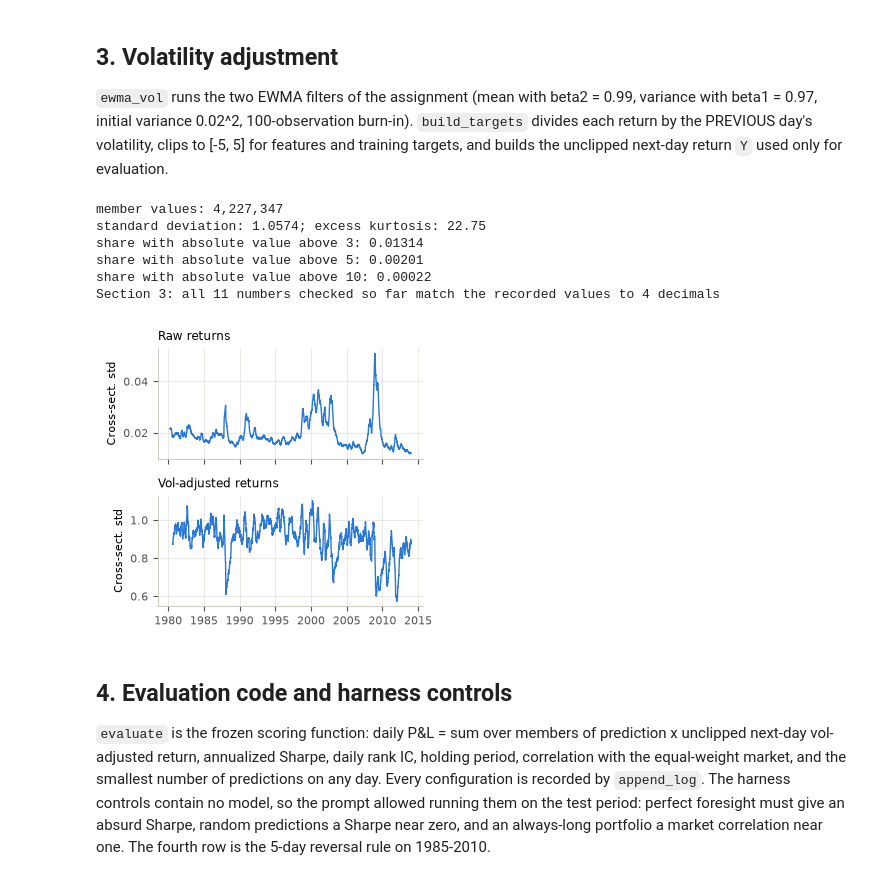
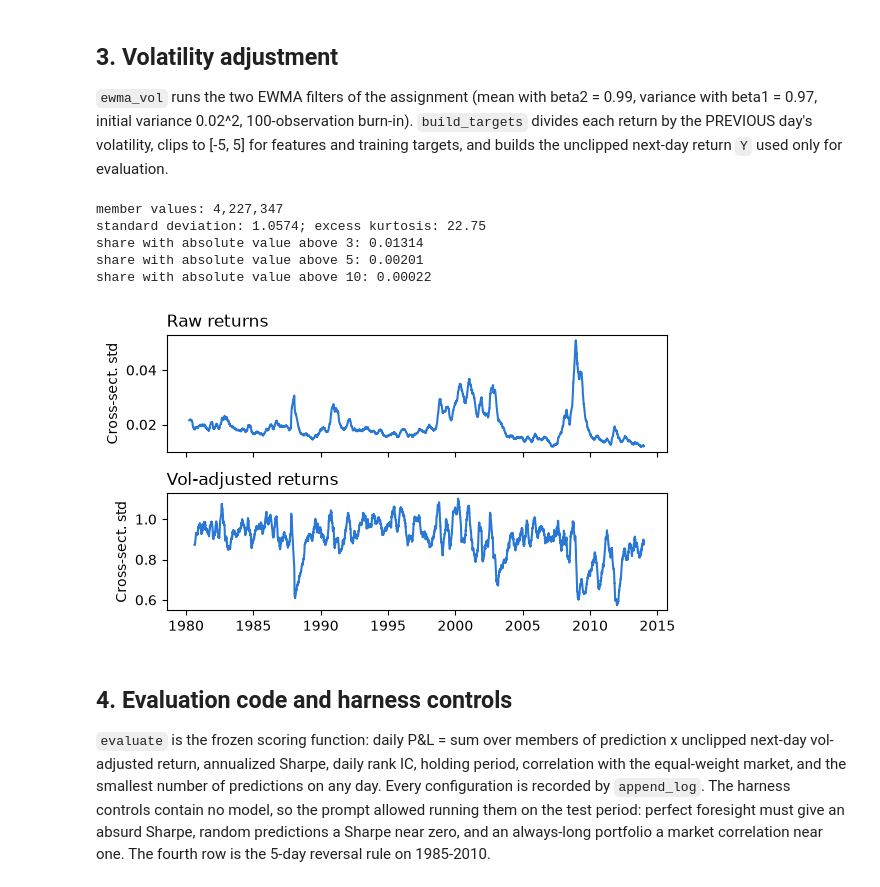
Before and after one commit to louisslnn/ecse551-assignment1, a Jupyter notebook: notebooks/Poon_Robatche-Claive_Salanon_Xu_Assignment1.ipynb, the cells around one changed output. Drawn from its saved outputs; the diff is of its cells as text; code cells hidden in the pictures.

```diff
--- a/notebooks/Poon_Robatche-Claive_Salanon_Xu_Assignment1.ipynb
+++ b/notebooks/Poon_Robatche-Claive_Salanon_Xu_Assignment1.ipynb
@@ -1116,6 +393,6 @@ def align_sentiment(sent, trading_days):
 # %%
-ret, ind, meta = load_data("data")
-raw_columns = list(pd.read_csv("data/eq_returns.csv", nrows=0).columns[1:])   # header only, as pandas names it
+ret, ind, meta = load_data(DATA_DIR)
+raw_columns = list(pd.read_csv(Path(DATA_DIR, "eq_returns.csv"), nrows=0).columns[1:])
 
 # duplicated permnos: pandas names the second copy "X.1", load_data renames it "X_b"
 n_duplicated = sum(c.endswith(".1") for c in raw_columns)
@@ -1274,46 +524,30 @@ def build_targets(data_dir="data"):
 # %%
-ret, ind, meta, sig, vadj, vadj_c, Y, mem = build_targets("data")
+ret, ind, meta, sig, vadj, vadj_c, Y, mem = build_targets(DATA_DIR)
 
 member_vadj = vadj.where(mem).stack().dropna()          # non-missing vol-adjusted returns of members
 print(f"member values: {len(member_vadj):,}")
 print(f"standard deviation: {member_vadj.std():.4f}; excess kurtosis: {member_vadj.kurt():.2f}")
 for k in [3, 5, 10]:
     print(f"share with absolute value above {k}: {(member_vadj.abs() > k).mean():.5f}")
-check_value("member vol-adjusted count", len(member_vadj), VERIFY["pipeline"]["member_vadj_count"], tol=0.5)
-check_value("std of member vol-adjusted returns", member_vadj.std(), 1.0574359336668748)
-check_value("excess kurtosis", member_vadj.kurt(), 22.74963679238499)
-check_value("share above 5 among member values", (member_vadj.abs() > 5).mean(), 0.0020128463549360866)
-report_checks("Section 3")
 # %% [output]
 member values: 4,227,347
 standard deviation: 1.0574; excess kurtosis: 22.75
 share with absolute value above 3: 0.01314
 share with absolute value above 5: 0.00201
 share with absolute value above 10: 0.00022
-Section 3: all 11 numbers checked so far match the recorded values to 4 decimals
 # %%
-# Figure 1: cross-sectional standard deviation among members, 63-day average, before and after adjustment
-SMALL = {"font.size": 8, "axes.titlesize": 8.5, "axes.labelsize": 8, "xtick.labelsize": 8, "ytick.labelsize": 8,
-         "legend.fontsize": 8, "lines.linewidth": 1.0, "axes.linewidth": 0.6, "axes.spines.top": False,
-         "axes.spines.right": False, "axes.grid": True, "grid.color": "#e1e0d9", "grid.linewidth": 0.5,
-         "axes.edgecolor": "#c3c2b7", "xtick.color": "#52514e", "ytick.color": "#52514e", "pdf.fonttype": 42}
-with plt.rc_context(SMALL):
-    fig, ax = plt.subplots(2, 1, figsize=(3.5, 3.2), sharex=True)
-    raw_dispersion = ret.where(mem).std(axis=1).rolling(63).mean()      # days t-62..t
-    adj_dispersion = vadj.where(mem).std(axis=1).rolling(63).mean()     # days t-62..t
-    ax[0].plot(raw_dispersion.index, raw_dispersion.values, color="#2a78d6")
-    ax[0].set_title("Raw returns", loc="left")
-    ax[1].plot(adj_dispersion.index, adj_dispersion.values, color="#2a78d6")
-    ax[1].set_title("Vol-adjusted returns", loc="left")
-    for a in ax:
-        a.set_ylabel("Cross-sect. std")
-    ax[1].xaxis.set_major_locator(mdates.YearLocator(5))
-    ax[1].xaxis.set_major_formatter(mdates.DateFormatter("%Y"))
-    fig.tight_layout()
-    fig.savefig(FIGURES / "fig_t3_voladj.pdf", bbox_inches="tight")
-    plt.show()
+# Figure 1: cross-sectional std among members, 63-day average, before and after adjustment
+fig, ax = plt.subplots(2, 1, figsize=(6, 3.5), sharex=True)
+for a, data, title in zip(ax, [ret, vadj], ["Raw returns", "Vol-adjusted returns"]):
+    a.plot(data.where(mem).std(axis=1).rolling(63).mean(), color="#2a78d6")
+    a.set_title(title, loc="left")
+    a.set_ylabel("Cross-sect. std")
+ax[1].xaxis.set_major_locator(mdates.YearLocator(5))
+ax[1].xaxis.set_major_formatter(mdates.DateFormatter("%Y"))
+fig.tight_layout()
+plt.show()
 # %% [output]
-[figure, old version]
+[figure, new version]
 # %% [markdown]
 ## 4. Evaluation code and harness controls
 
```
Also changed, not shown: parts of 36 cells of this notebook, 15 other files.
